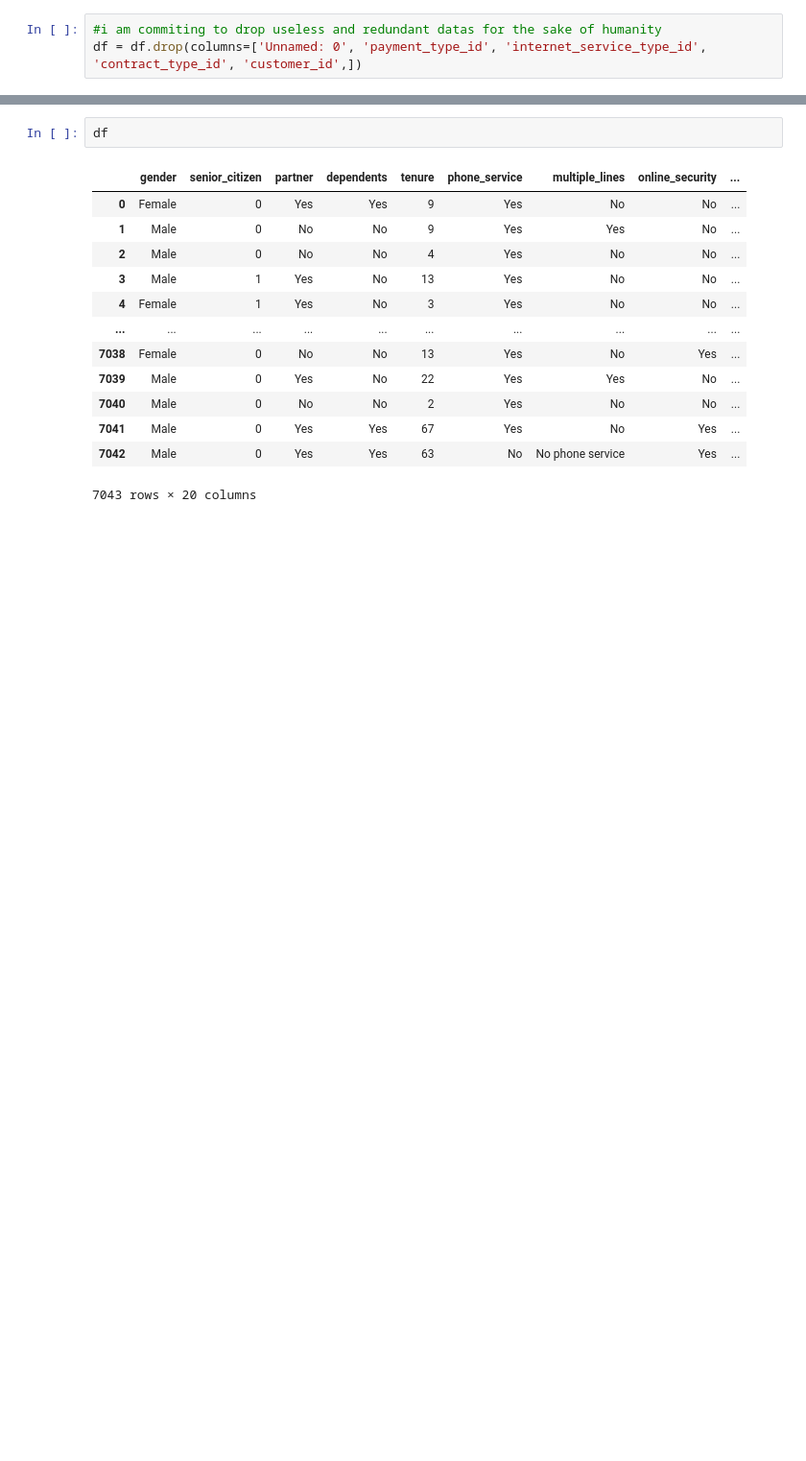
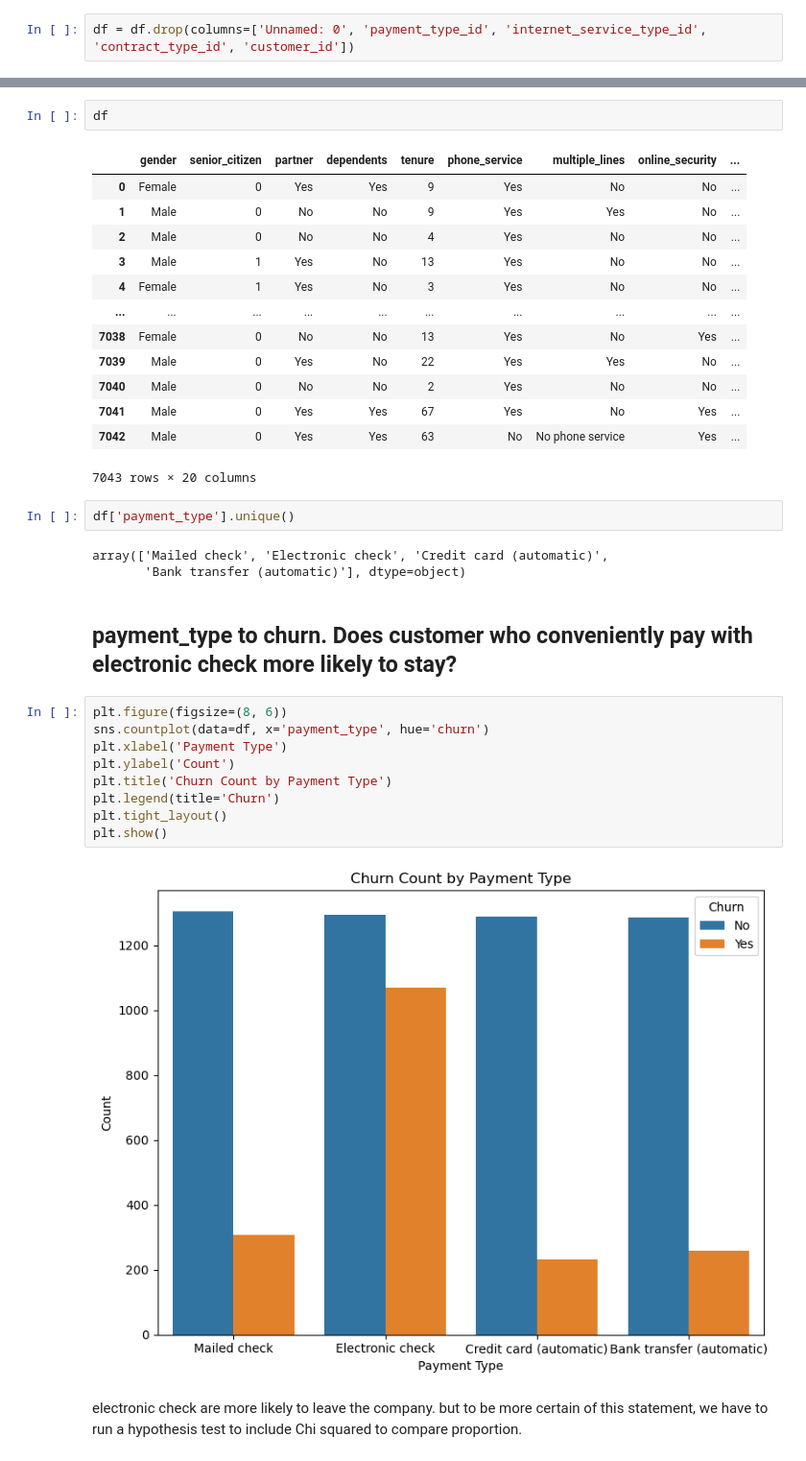
Before and after one commit to Thoai-Adam/ClassificationProject, a Jupyter notebook: acquire_and_prepare.ipynb, the cells around one changed output, grey strips where cells are left out. Shown: that part at 96% size. Drawn from its saved outputs; the diff is of its cells as text; blank space fills up the shorter version.

```diff
--- a/acquire_and_prepare.ipynb
+++ b/acquire_and_prepare.ipynb
@@ -153,9 +183,8 @@ contract_type               0
 internet_service_type       0
 payment_type                0
 dtype: int64
-# %%
-#i am commiting to drop useless and redundant datas for the sake of humanity
-df = df.drop(columns=['Unnamed: 0', 'payment_type_id', 'internet_service_type_id', 'contract_type_id', 'customer_id',])
+# %%
+df = df.drop(columns=['Unnamed: 0', 'payment_type_id', 'internet_service_type_id', 'contract_type_id', 'customer_id'])
 # %%
 #turning the above into a function this will be used in exploration
 
@@ -593,3 +624,23 @@ df
 | 7041 | Male | 0 | Yes | Yes | 67 | Yes | No | Yes | ... |
 | 7042 | Male | 0 | Yes | Yes | 63 | No | No phone service | Yes | ... |
 7043 rows × 20 columns
+# %%
+df['payment_type'].unique()
+# %% [output]
+array(['Mailed check', 'Electronic check', 'Credit card (automatic)',
+       'Bank transfer (automatic)'], dtype=object)
+# %% [markdown]
+## payment_type to churn. Does customer who conveniently pay with electronic check more likely to stay?
+# %%
+plt.figure(figsize=(8, 6))
+sns.countplot(data=df, x='payment_type', hue='churn')
+plt.xlabel('Payment Type')
+plt.ylabel('Count')
+plt.title('Churn Count by Payment Type')
+plt.legend(title='Churn')
+plt.tight_layout()
+plt.show()
+# %% [output]
+[figure, added]
+# %% [markdown]
+electronic check are more likely to leave the company. but to be more certain of this statement, we have to run a hypothesis test to include Chi squared to compare proportion.
```
Also changed, not shown: parts of 85 cells of this notebook.
